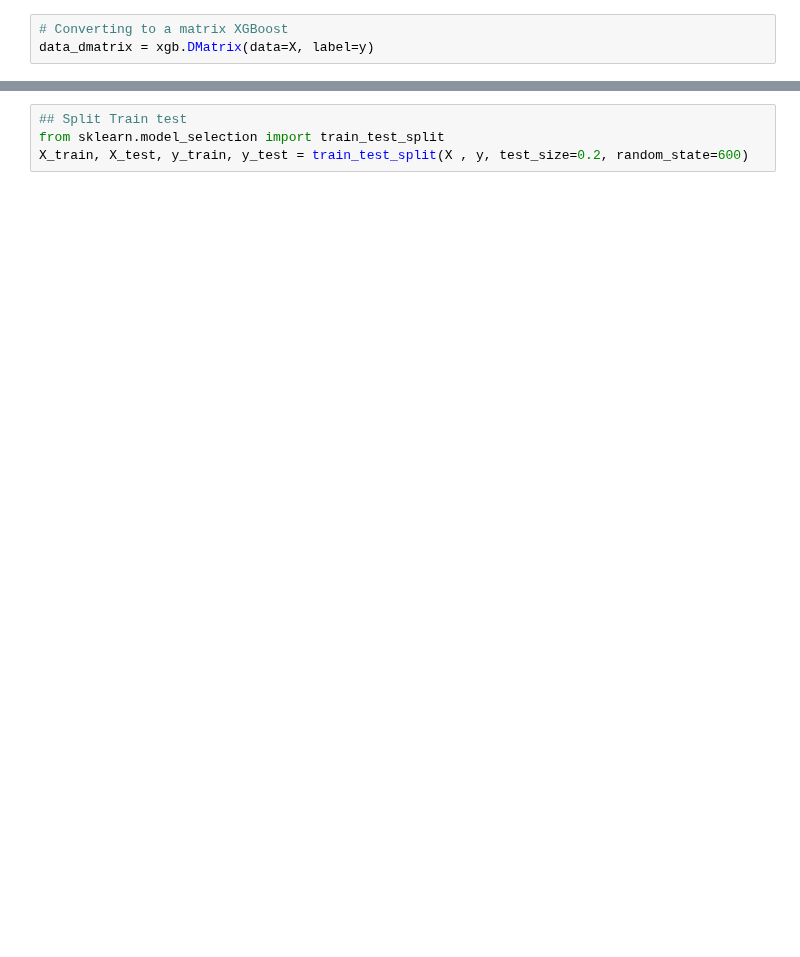
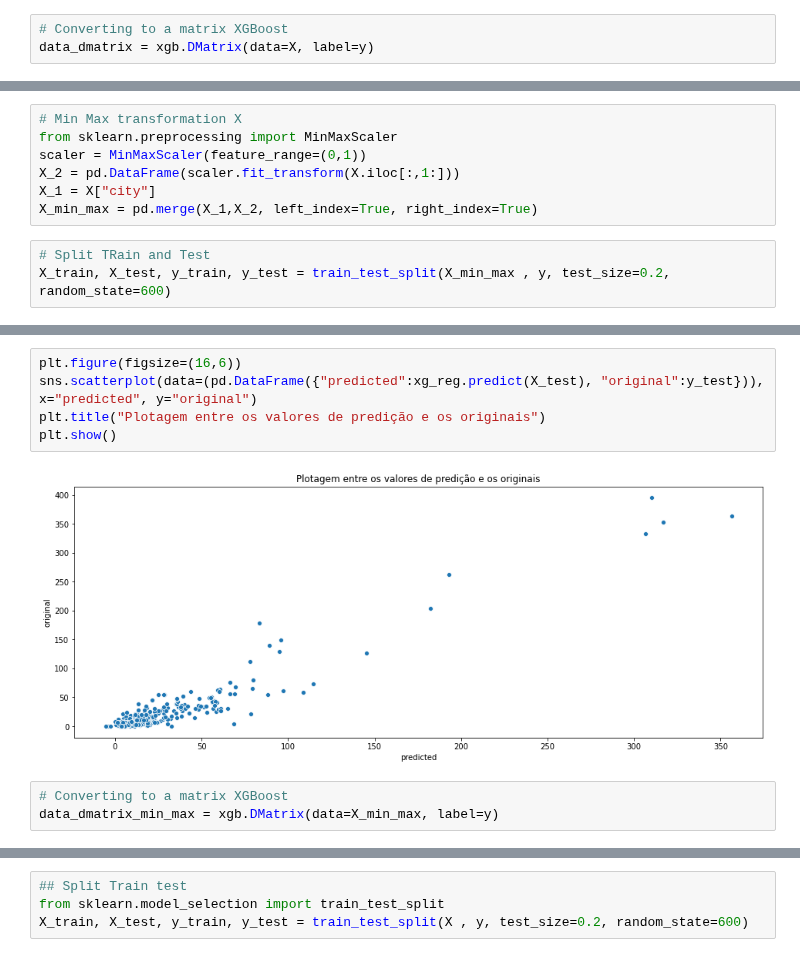
Before and after one commit to mcolazin/data_science_enap, a Jupyter notebook: data_science_enap/projeto_aula1/5-ml_xgboost_regression.ipynb, the cells around one changed output, grey strips where cells are left out. Drawn from its saved outputs; the diff is of its cells as text; blank space fills up the shorter version.

```diff
--- a/data_science_enap/projeto_aula1/5-ml_xgboost_regression.ipynb
+++ b/data_science_enap/projeto_aula1/5-ml_xgboost_regression.ipynb
@@ -49,0 +90,10 @@ data_dmatrix = xgb.DMatrix(data=X, label=y)
+# %%
+# Min Max transformation X
+from sklearn.preprocessing import MinMaxScaler
+scaler = MinMaxScaler(feature_range=(0,1))
+X_2 = pd.DataFrame(scaler.fit_transform(X.iloc[:,1:]))
+X_1 = X["city"]
+X_min_max = pd.merge(X_1,X_2, left_index=True, right_index=True)
+# %%
+# Split TRain and Test
+X_train, X_test, y_train, y_test = train_test_split(X_min_max , y, test_size=0.2, random_state=600)
@@ -49,0 +111,10 @@ data_dmatrix = xgb.DMatrix(data=X, label=y)
+# %%
+plt.figure(figsize=(16,6))
+sns.scatterplot(data=(pd.DataFrame({"predicted":xg_reg.predict(X_test), "original":y_test})), x="predicted", y="original")
+plt.title("Plotagem entre os valores de predição e os originais")
+plt.show()
+# %% [output]
+[figure, added]
+# %%
+# Converting to a matrix XGBoost
+data_dmatrix_min_max = xgb.DMatrix(data=X_min_max, label=y)
```
Also changed, not shown: parts of 28 cells of this notebook, 1 other file.
